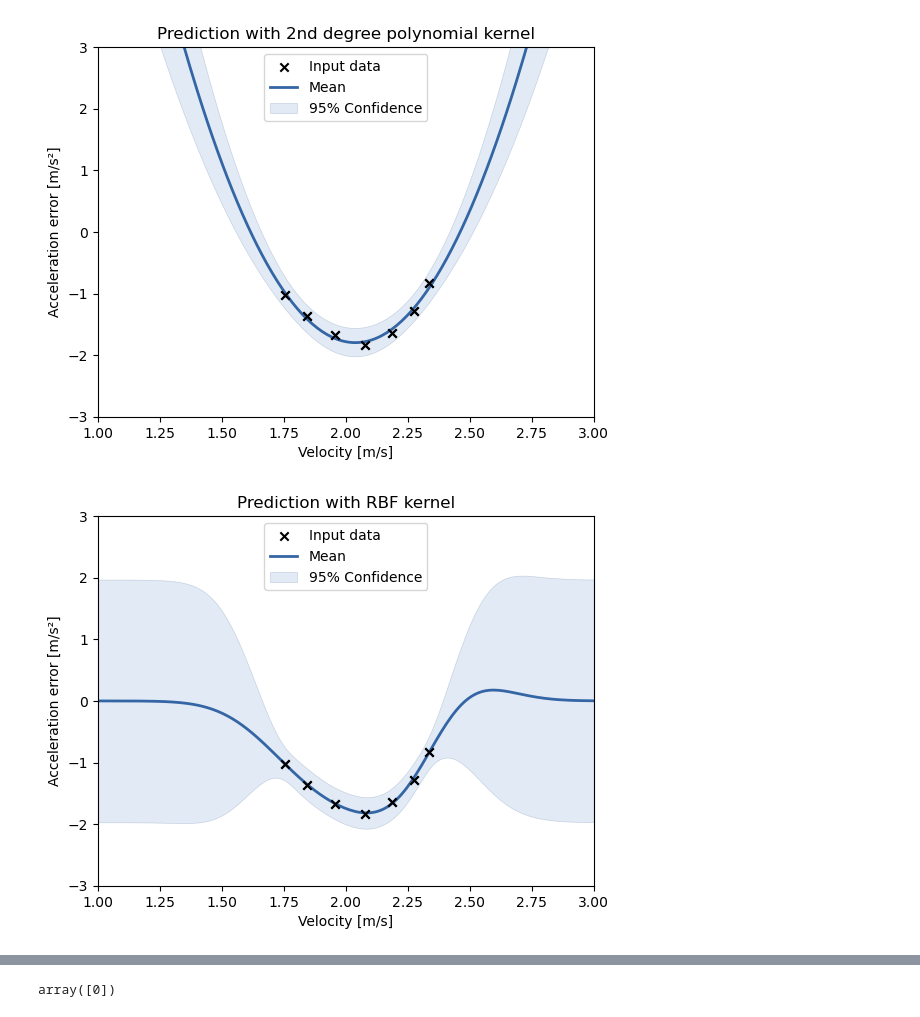
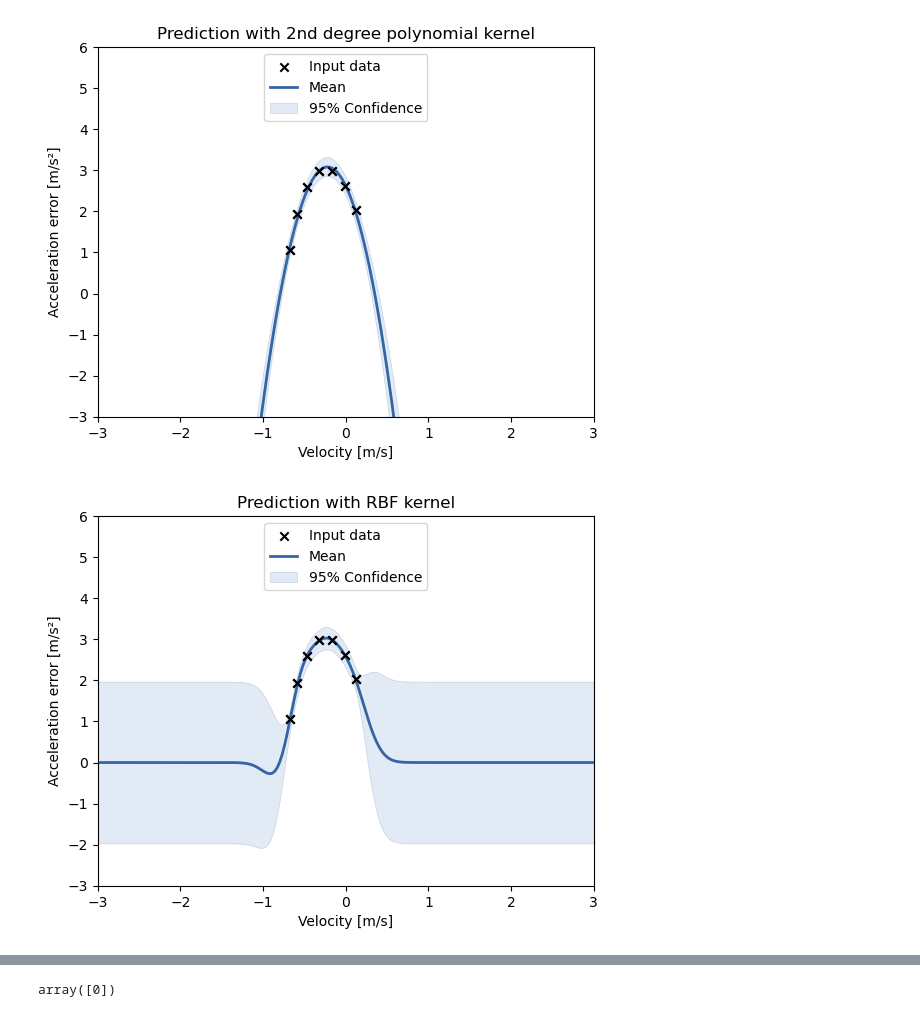
Before and after one commit to maxpape/drone_mt_ros2, a Jupyter notebook: ros/src/px4_ros_com/src/examples/offboard_py/gpy_performance_test.ipynb, the cells around one changed output, grey strips where cells are left out. Saved outputs shown, nothing was run; the diff lists cells and outputs as text; code cells hidden in the pictures.

```diff
--- a/ros/src/px4_ros_com/src/examples/offboard_py/gpy_performance_test.ipynb
+++ b/ros/src/px4_ros_com/src/examples/offboard_py/gpy_performance_test.ipynb
@@ -34,3 +34,32 @@ x_new = np.array([[ 1.7378,  1.9335,  2.1277,  2.6621,  2.0048,  2.7848],
  [-2.004 ,  2.3031,  4.5136,  4.5892,  4.5943,  4.5086],
  [-2.366 ,  2.1848,  4.4073,  4.4867,  4.7665,  4.1274],
  [ 1.7561,  1.9183,  2.0335,  2.7264,  2.184 ,  2.5728],])
+# %%
+x = np.array([[-1.9056,  0.1182,  2.6104,  3.5282,  2.5315,  3.0109],
+ [-2.5688, -0.0103,  2.6317,  4.506 ,  2.8596,  3.7706],
+ [-3.0518, -0.1629,  2.8984,  4.908 ,  3.2395,  4.0935],
+ [-3.1745, -0.3216,  3.2941,  4.9233,  3.6239,  4.1523],
+ [-2.9211, -0.4676,  3.7658,  4.7446,  3.994 ,  4.1074],
+ [-2.3806, -0.5867,  4.2217,  4.5224,  4.2964,  4.0715],
+ [-1.655 , -0.6694,  4.5896,  4.3319,  4.5018,  4.0763],] )
+y = np.array([[2.0366],
+ [2.6195],
+ [2.9912],
+ [2.9878],
+ [2.5893],
+ [1.9266],
+ [1.0575],] )
+z = np.array([[-2.0446,  0.0364,  2.1148,  3.5023,  2.1776 , 3.0332],
+ [-2.8037, -0.1038,  2.2312,  4.3773,  2.4792 , 3.7838],
+ [-3.2935, -0.2684,  2.6072,  4.6625,  2.8429 , 4.1067],
+ [-3.3612, -0.4365,  3.1298,  4.59  ,  3.2445 , 4.1791],
+ [-3.0314, -0.5881,  3.7246,  4.3742,  3.6671 , 4.1587],
+ [-2.4054, -0.7083,  4.2885,  4.1615,  4.0561 , 4.1445],
+ [-1.5832, -0.7875,  4.7347,  4.0164,  4.366  , 4.1591],
+ [-0.6692, -0.821 ,  5.0003,  3.9635,  4.5663 , 4.1945],
+ [ 0.2271, -0.8096,  5.0634,  3.9976,  4.6654 , 4.2154],
+ [ 1.0155, -0.7588,  4.9405,  4.0916,  4.6842 , 4.1902],
+ [ 1.6463, -0.6765,  4.6675,  4.2026,  4.6351 , 4.0995],
+ [ 2.1099, -0.571 ,  4.2807,  4.2791,  4.523  , 3.923 ],
+ [ 2.4192, -0.4501,  3.8187,  4.2522,  4.325  , 3.6532],
+ [-2.0276,  0.0707,  2.1616,  3.5417,  2.2261 , 3.0328],])
@@ -70,37 +166,37 @@ def gp_rbf(x_lim,y_lim):
 
     dim = 0
     x1 = x[:,1].reshape(-1,1)
     m2 = GPy.models.GPRegression(x1, y, k3)
     m2.Gaussian_noise.variance = 0.01
     m2.Gaussian_noise.variance.fix()
     #m2.optimize(optimizer='scg', max_iters=1)
 
 
     mean, var = m2.predict(x1)
 
 
     fig, ax = plt.subplots()
 
     ax.set_xlabel('Velocity [m/s]')
     ax.set_ylabel('Acceleration error [m/s²]')
 
     vis_dim = 0
     m2.plot(ax=ax, plot_limits=x_lim, zorder=2, visible_dims=[vis_dim])
     m2.plot_data(ax=ax, zorder=10, visible_dims=[vis_dim])
     ax.legend(['Input data', 'Mean', '95% Confidence'], loc='upper center')
     ax.set_title('Prediction with RBF kernel')
     ax.set_ylim(y_lim)
     #fig.savefig('gp_vel_acc_rbf_kernel.pdf', format='pdf')
 
-x_lim = (1,3)
-y_lim = (-3,3)
+x_lim = (-3,3)
+y_lim = (-3,6)
 gp_poly(x_lim,y_lim)
 gp_rbf(x_lim,y_lim)
 
 #fig.savefig('gp_vel_acc_poly_kernel', format='pdf')
 # %% [output]
-[figure, old version]
+[figure, new version]
-[figure, old version]
+[figure, new version]
 # %%
 # for acceleration
 k2 = GPy.kern.Linear(input_dim= 1)
```
Also changed, not shown: parts of 3 cells of this notebook, 2 other files.
